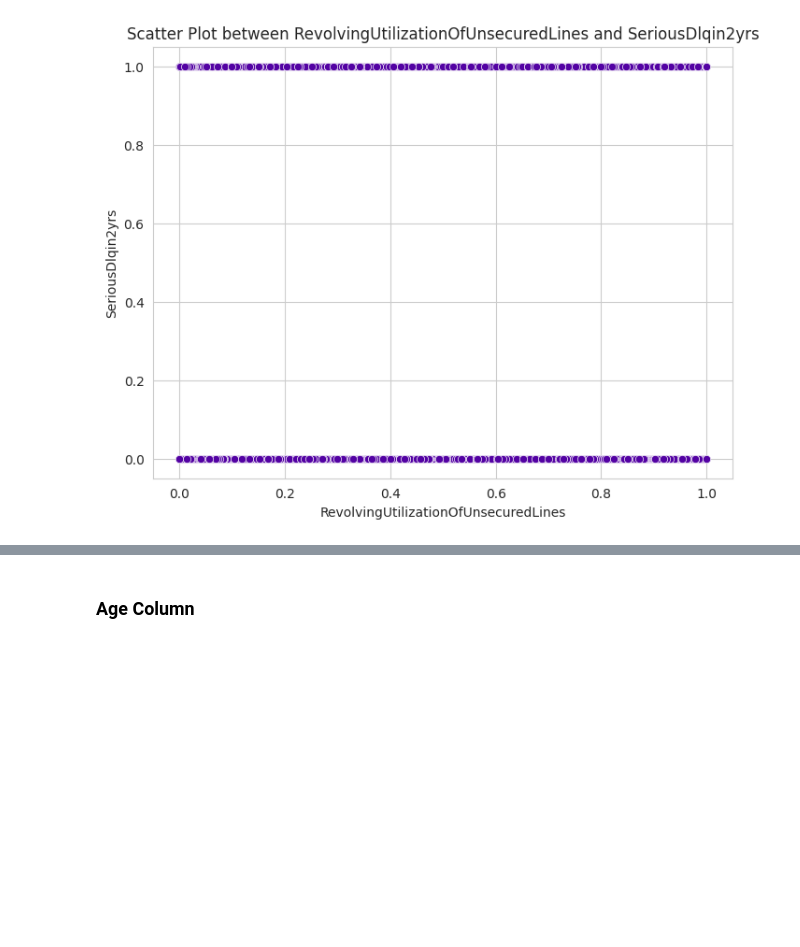
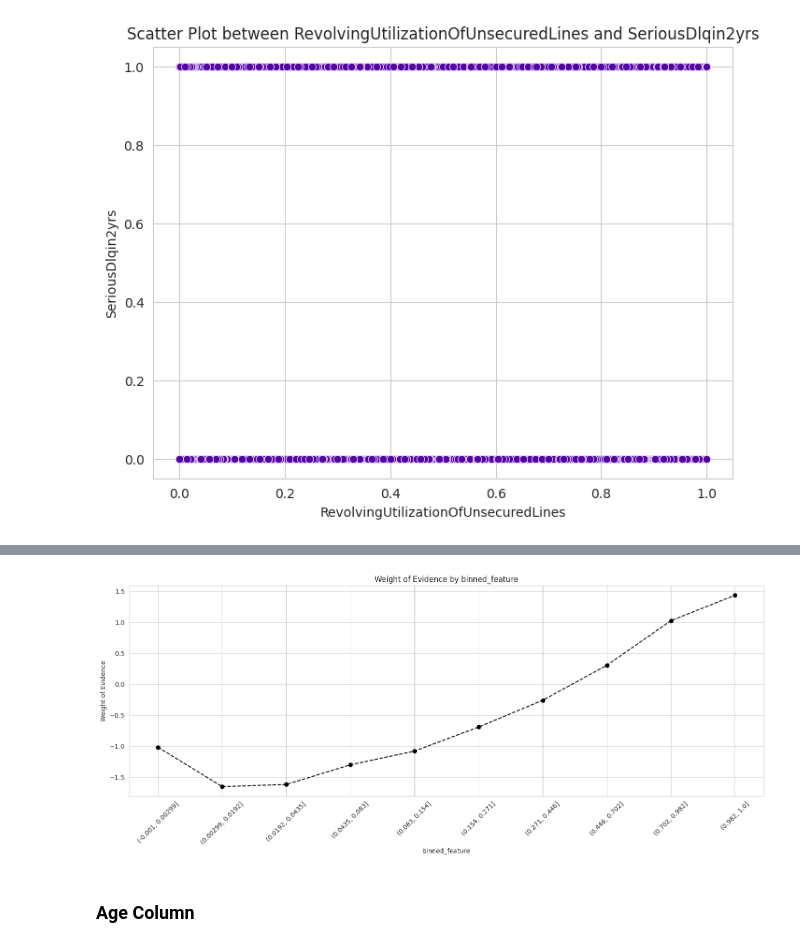
Before and after one commit to Saba-a11/Kaggle_Credit_Score, a Jupyter notebook: CreditModel.ipynb, the cells around one changed output, grey strips where cells are left out. Saved outputs shown, nothing was run; the diff lists cells and outputs as text; code cells hidden in the pictures; blank space fills up the shorter version.

```diff
--- a/CreditModel.ipynb
+++ b/CreditModel.ipynb
@@ -354,3 +369,6 @@ Correlation between RevolvingUtilizationOfUnsecuredLines and SeriousDlqin2yrs: 0
 scatter_plot(combined_data,'RevolvingUtilizationOfUnsecuredLines', 'SeriousDlqin2yrs')
 # %% [output]
 [figure]
+# %%
+woe_iv_result = calculate_woe_iv(combined_data, 'SeriousDlqin2yrs', 'RevolvingUtilizationOfUnsecuredLines', bins=10)
+print(woe_iv_result)
@@ -356,0 +388,4 @@ scatter_plot(combined_data,'RevolvingUtilizationOfUnsecuredLines', 'SeriousDlqin
+# %%
+plot_woe(woe_iv_result, 45)
+# %% [output]
+[figure, added]
```
Also changed, not shown: parts of 31 cells of this notebook.
